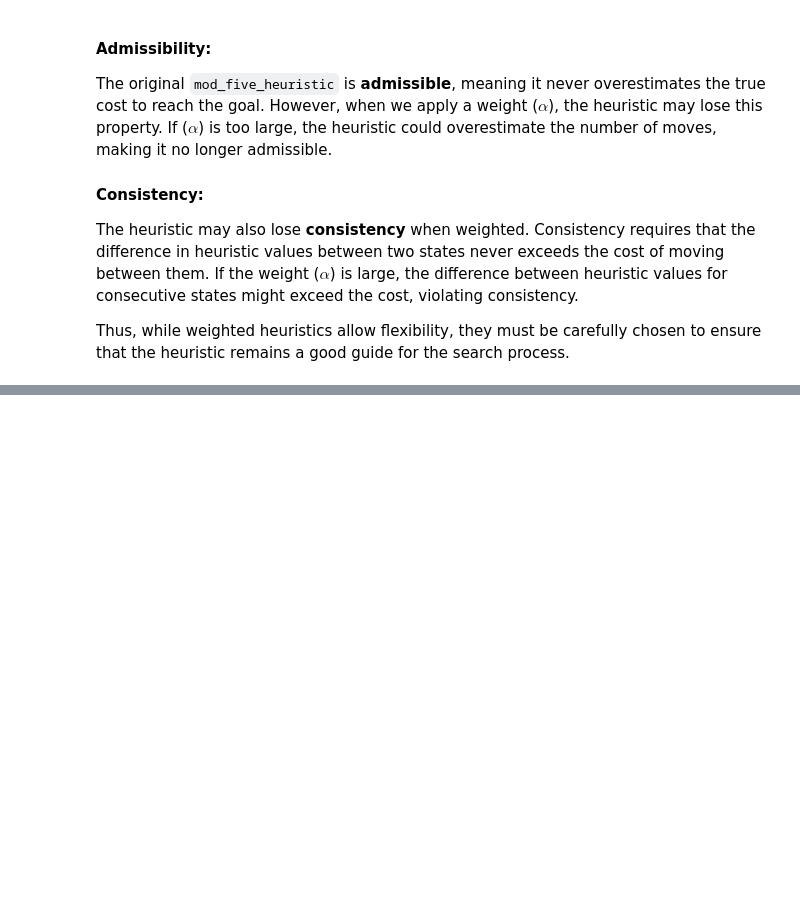
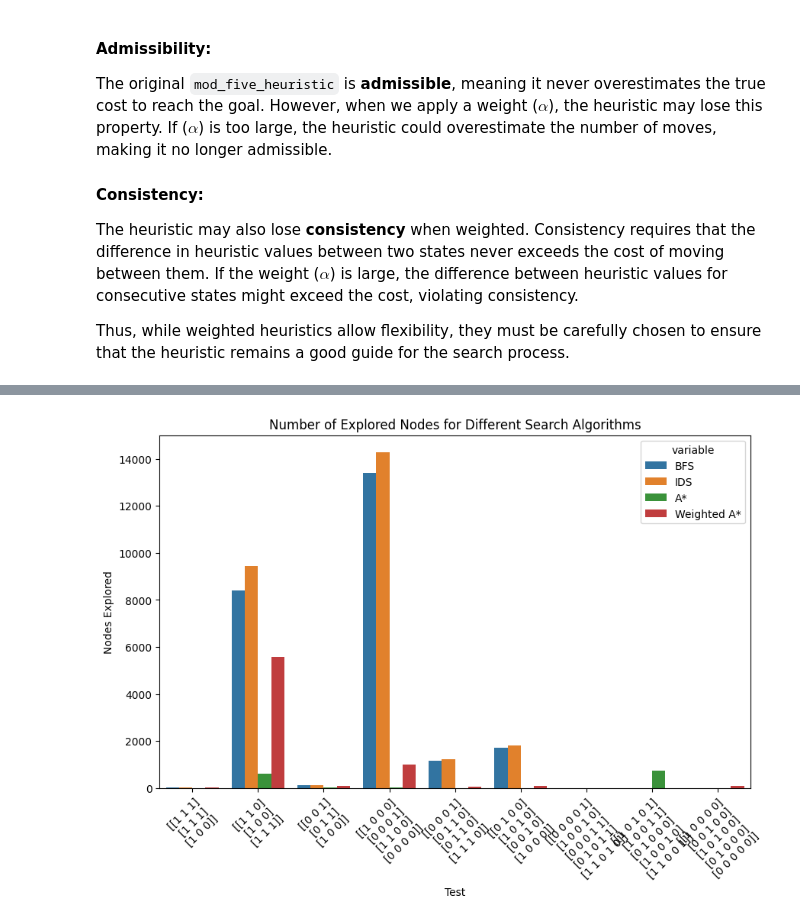
Before and after one commit to Amir-rfz/search-algorithms, a Jupyter notebook: AI_CA1_F03_student_notebook.ipynb, the cells around one changed output, grey strips where cells are left out. Saved outputs shown, nothing was run; the diff lists cells and outputs as text; code cells hidden in the pictures; blank space fills up the shorter version.

```diff
--- a/AI_CA1_F03_student_notebook.ipynb
+++ b/AI_CA1_F03_student_notebook.ipynb
@@ -110,3 +108,16 @@ class Node():
+# %%
+class Node:
+    def __init__(self, state, parent=None, action=None, toggled_points=None, moves=None):
+        self.state = state
+        self.parent = parent
+        self.action = action
+        self.g = 0  # Cost from start node to this node
+        self.h = 0  # Heuristic estimate of cost from this node to goal
+        self.f = 0  # Total estimated cost (g + h)
+        self.moves = moves if moves is not None else set()  # Use a set to keep track of moves
+
+    def __lt__(self, other):
+        return (self.f, self.g) < (other.f, other.g)
 # %% [markdown]
 ### Breadth-First Search (BFS)
 
@@ -234,7 +258,9 @@ def astar_solve(puzzle: LightsOutPuzzle, heuristic: Callable[[LightsOutPuzzle],
     g = 0
     h = heuristic(puzzle)
     f = g + h
+
     frontier.append((f, g, start))
+    # heapq.heappush(frontier, (f, g, start))
 
     explored = set()
 
@@ -242,6 +268,7 @@ def astar_solve(puzzle: LightsOutPuzzle, heuristic: Callable[[LightsOutPuzzle],
         # Select the node with the lowest f score
         frontier.sort(key=lambda x: x[0])  # Sort by f value
         f, g, node = frontier.pop(0)
+        # f, g, node = heapq.heappop(frontier)
         num_explored += 1
 
         if node.state.is_solved():
@@ -258,12 +285,13 @@ def astar_solve(puzzle: LightsOutPuzzle, heuristic: Callable[[LightsOutPuzzle],
         for move in moves:
             new_state = node.state.toggle(move[0], move[1])
 
-            if new_state not in explored:
+            if new_state not in explored and new_state not in [n[2].state for n in frontier]:
                 new_g = g + 1  # Each move costs 1
                 new_h = heuristic(new_state)
                 new_f = new_g + new_h
                 child = Node(state=new_state, parent=node, action=move)
                 frontier.append((new_f, new_g, child))
+                # heapq.heappush(frontier, (new_f, new_g, child))
 
     raise Exception("No solution found")
 # %% [markdown]
@@ -710,2 +742,44 @@ Results:
 | 0 0 0 0 0 |                                                    |                                                    |                                                                    |             ...
 +-----------+----------------------------------------------------+----------------------------------------------------+--------------------------------------------------------------------+------------ ...
+# %%
+import matplotlib.pyplot as plt
+import seaborn as sns
+
+# Assuming results is a list of tuples with SearchResult objects for each algorithm
+# Extracting relevant data for plotting
+
+tests = []
+bfs_nodes = []
+ids_nodes = []
+astar_nodes = []
+weighted_astar_nodes = []
+
+for result in results:
+    tests.append(str(result[0]))  # Test description
+    bfs_nodes.append(result[1].nodes_visited)  # BFS nodes visited
+    ids_nodes.append(result[2].nodes_visited)  # IDS nodes visited
+    astar_nodes.append(result[3].nodes_visited)  # A* nodes visited
+
+    # Weighted A* (assuming multiple heuristics and weights)
+    weighted_astar_nodes.append(result[4].nodes_visited)  # Weighted A* (example)
+
+# Create a DataFrame for easier plotting
+import pandas as pd
+data = {
+    'Test': tests,
+    'BFS': bfs_nodes,
+    'IDS': ids_nodes,
+    'A*': astar_nodes,
+    'Weighted A*': weighted_astar_nodes
+}
+df = pd.DataFrame(data)
+
+# Plotting
+plt.figure(figsize=(10, 6))
+sns.barplot(x='Test', y='value', hue='variable', data=pd.melt(df, ['Test']))
+plt.title('Number of Explored Nodes for Different Search Algorithms')
+plt.ylabel('Nodes Explored')
+plt.xticks(rotation=45)
+plt.show()
+# %% [output]
+[figure, added]
```
Also changed, not shown: parts of 8 cells of this notebook, 1 other file.
